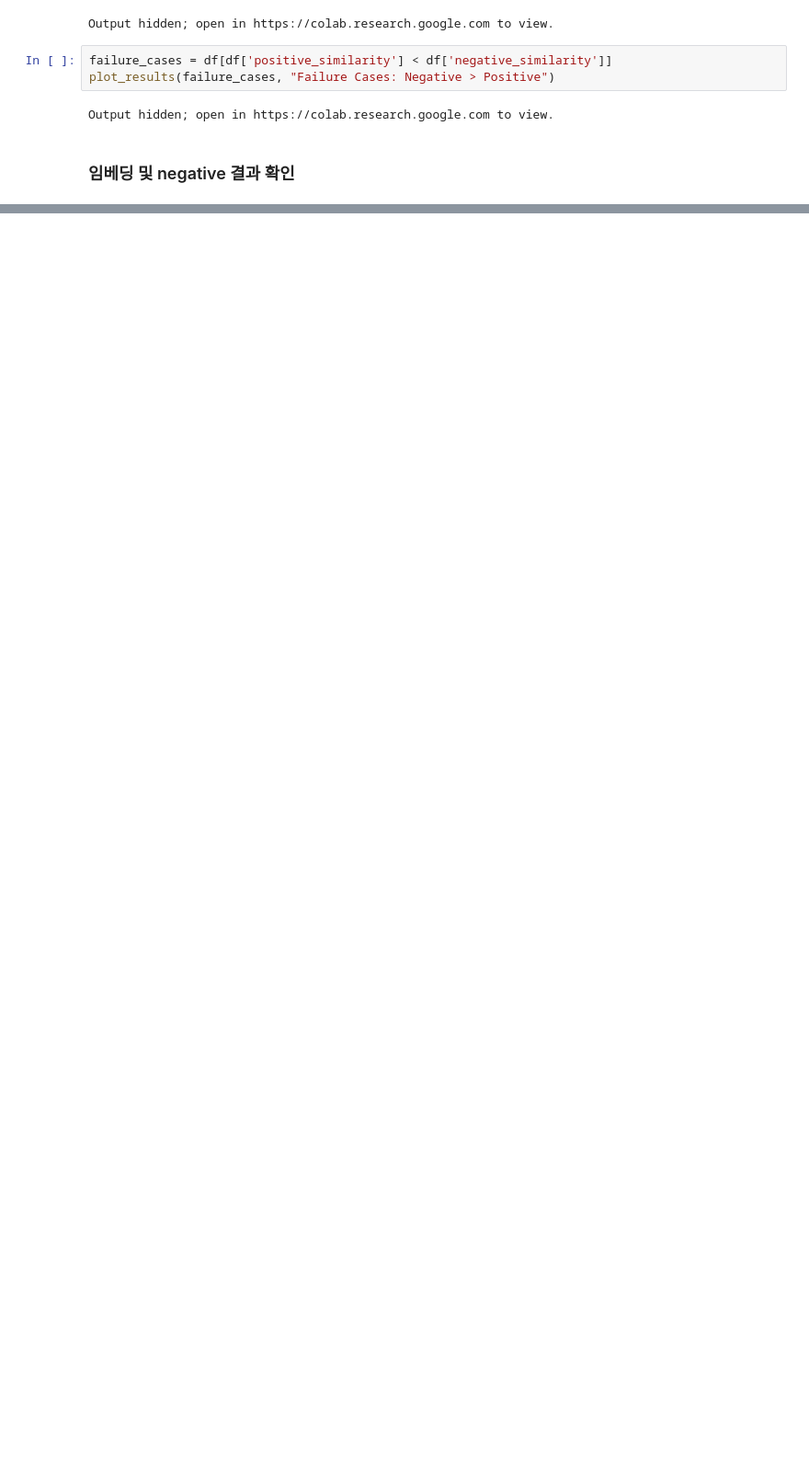
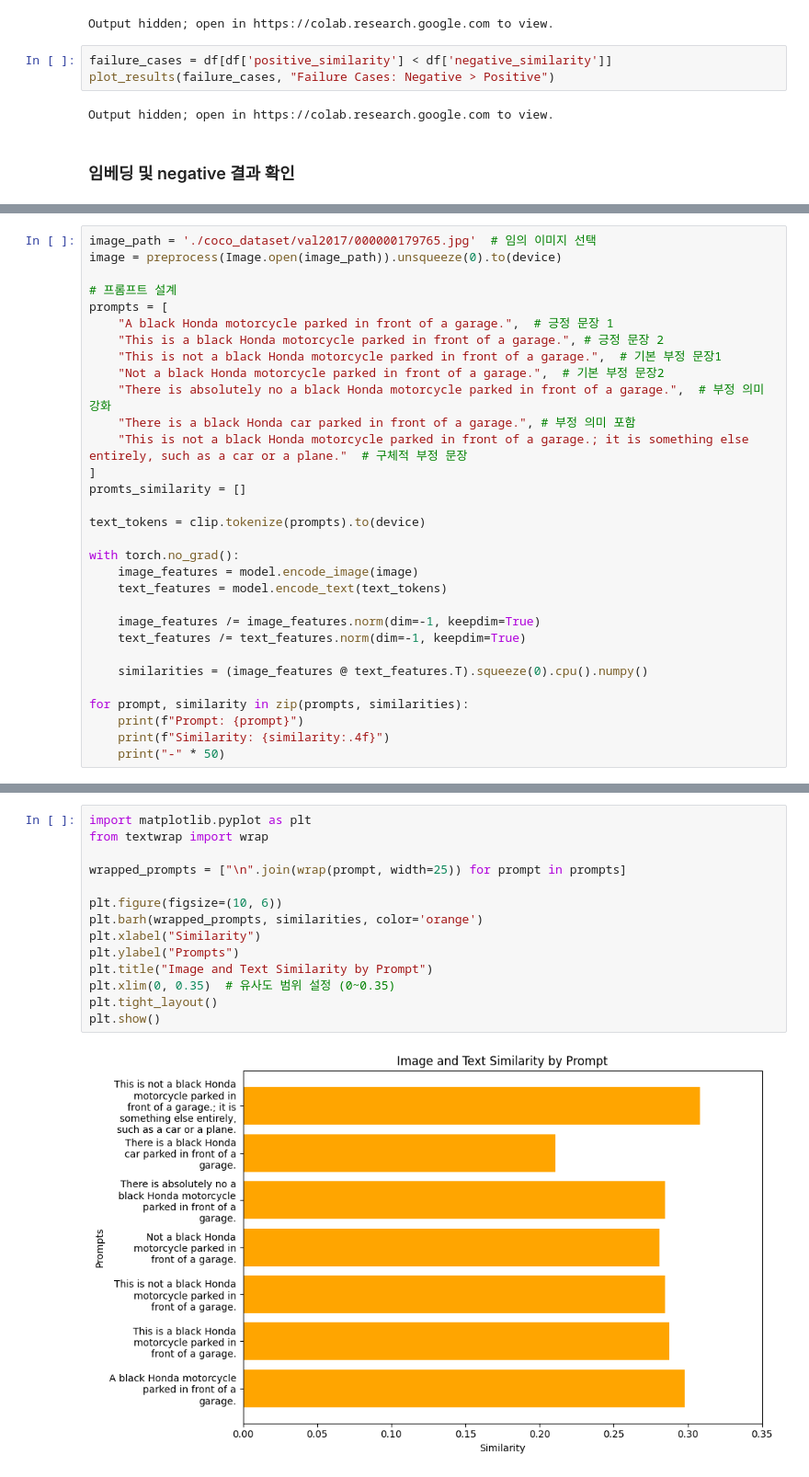
Before and after one commit to rla-suedeng/20242R0136COSE47402, a Jupyter notebook: FinalProject/Final_Project.ipynb, the cells around one changed output, grey strips where cells are left out. Shown at 92% size. Cells and saved outputs as stored; diff of their text form; blank space fills up the shorter version.

```diff
--- a/FinalProject/Final_Project.ipynb
+++ b/FinalProject/Final_Project.ipynb
@@ -1399,0 +1482,31 @@ plt.show()
+# %%
+image_path = './coco_dataset/val2017/000000179765.jpg'  # 임의 이미지 선택
+image = preprocess(Image.open(image_path)).unsqueeze(0).to(device)
+
+# 프롬프트 설계
+prompts = [
+    "A black Honda motorcycle parked in front of a garage.",  # 긍정 문장 1
+    "This is a black Honda motorcycle parked in front of a garage.", # 긍정 문장 2
+    "This is not a black Honda motorcycle parked in front of a garage.",  # 기본 부정 문장1
+    "Not a black Honda motorcycle parked in front of a garage.",  # 기본 부정 문장2
+    "There is absolutely no a black Honda motorcycle parked in front of a garage.",  # 부정 의미 강화
+    "There is a black Honda car parked in front of a garage.", # 부정 의미 포함
+    "This is not a black Honda motorcycle parked in front of a garage.; it is something else entirely, such as a car or a plane."  # 구체적 부정 문장
+]
+promts_similarity = []
+
+text_tokens = clip.tokenize(prompts).to(device)
+
+with torch.no_grad():
+    image_features = model.encode_image(image)
+    text_features = model.encode_text(text_tokens)
+
+    image_features /= image_features.norm(dim=-1, keepdim=True)
+    text_features /= text_features.norm(dim=-1, keepdim=True)
+
+    similarities = (image_features @ text_features.T).squeeze(0).cpu().numpy()
+
+for prompt, similarity in zip(prompts, similarities):
+    print(f"Prompt: {prompt}")
+    print(f"Similarity: {similarity:.4f}")
+    print("-" * 50)
@@ -1399,0 +1531,16 @@ plt.show()
+# %%
+import matplotlib.pyplot as plt
+from textwrap import wrap
+
+wrapped_prompts = ["\n".join(wrap(prompt, width=25)) for prompt in prompts]
+
+plt.figure(figsize=(10, 6))
+plt.barh(wrapped_prompts, similarities, color='orange')
+plt.xlabel("Similarity")
+plt.ylabel("Prompts")
+plt.title("Image and Text Similarity by Prompt")
+plt.xlim(0, 0.35)  # 유사도 범위 설정 (0~0.35)
+plt.tight_layout()
+plt.show()
+# %% [output]
+[figure, added]
```
Also changed, not shown: parts of 6 cells of this notebook.
